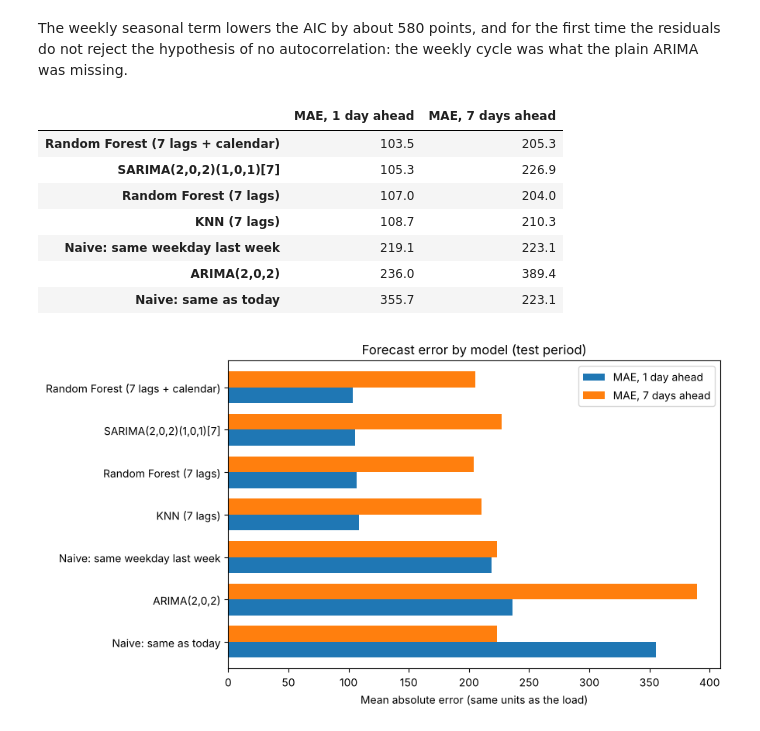
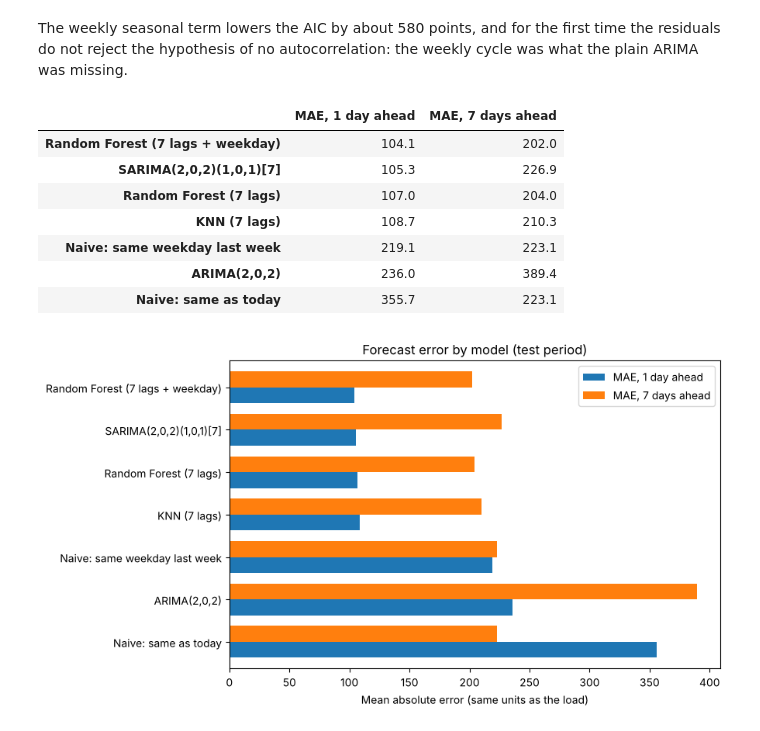
Before and after one commit to JeffAirData/Energy-Load-Portugal-Temporal-Series, a Jupyter notebook: Energy_Load_'Portugal'.ipynb, the cells around one changed output. Saved outputs shown, nothing was run; the diff lists cells and outputs as text; code cells hidden in the pictures.

```diff
--- a/Energy_Load_'Portugal'.ipynb
+++ b/Energy_Load_'Portugal'.ipynb
@@ -854,11 +888,9 @@ from sklearn.ensemble import RandomForestRegressor
 
 N = len(daily); n0 = int(N * 0.7); K = 7
 ds = daily.diff()
-pt_holidays = holidays.Portugal(years=[2020, 2021, 2022])
 
 dow = pd.get_dummies(pd.Series(daily.index.dayofweek, index=daily.index), dtype=float)
 dow.columns = [f'dow{c}' for c in dow.columns]
-is_hol = pd.Series([float(day in pt_holidays) for day in daily.index], index=daily.index, name='hol')
 lags = pd.concat([ds.shift(i) for i in range(K)], axis=1)
 lags.columns = [f'lag{i}' for i in range(K)]
 pos = np.arange(N)
@@ -874,36 +906,36 @@ for h in [1, 7]:
     P['Naive: same as today'] = np.zeros(len(test_pos))
     P['Naive: same weekday last week'] = np.array([daily.iloc[p + h - 7] - daily.iloc[p] for p in test_pos])
 
     target = daily.shift(-h) - daily
     train_ok = lags.notna().all(axis=1) & target.notna() & (pos + h <= n0 - 1)
-    X_cal = pd.concat([lags, dow.shift(-h), is_hol.shift(-h)], axis=1)   # calendar of the target day
+    X_cal = pd.concat([lags, dow.shift(-h)], axis=1)   # position of the target day in the weekly cycle
     for name, model, X in [
             ('KNN (7 lags)', KNeighborsRegressor(n_neighbors=10), lags),
             ('Random Forest (7 lags)', RandomForestRegressor(n_estimators=200, random_state=42), lags),
-            ('Random Forest (7 lags + calendar)', RandomForestRegressor(n_estimators=200, random_state=42), X_cal)]:
+            ('Random Forest (7 lags + weekday)', RandomForestRegressor(n_estimators=200, random_state=42), X_cal)]:
         model.fit(X[train_ok].fillna(0), target[train_ok])
         P[name] = model.predict(X.iloc[test_pos].fillna(0))
 
     for name, fit in base.items():
         r = fit.append(ds.iloc[n0:test_pos[0] + 1], refit=False)
         out = []
         for p in test_pos:
             out.append(r.forecast(h).sum())
             if p + 1 < N:
                 r = r.append(ds.iloc[p + 1:p + 2], refit=False)
         P[name] = np.array(out)
 
     results[h] = {m: np.abs(v - truth).mean() for m, v in P.items()}
     if h == 1:
         preds_h1 = {'dates': daily.index[[p + 1 for p in test_pos]], 'actual': daily.values[[p + 1 for p in test_pos]],
                     'today': daily.values[test_pos], **{m: daily.values[test_pos] + v for m, v in P.items()}}
 
 table = pd.DataFrame(results).round(1)
 table.columns = ['MAE, 1 day ahead', 'MAE, 7 days ahead']
 table.sort_values('MAE, 1 day ahead')
 # %% [output]
 |  | MAE, 1 day ahead | MAE, 7 days ahead |
-| Random Forest (7 lags + calendar) | 103.5 | 205.3 |
+| Random Forest (7 lags + weekday) | 104.1 | 202.0 |
 | SARIMA(2,0,2)(1,0,1)[7] | 105.3 | 226.9 |
 | Random Forest (7 lags) | 107.0 | 204.0 |
 | KNN (7 lags) | 108.7 | 210.3 |
```
Also changed, not shown: parts of 6 cells of this notebook, 16 other files.
